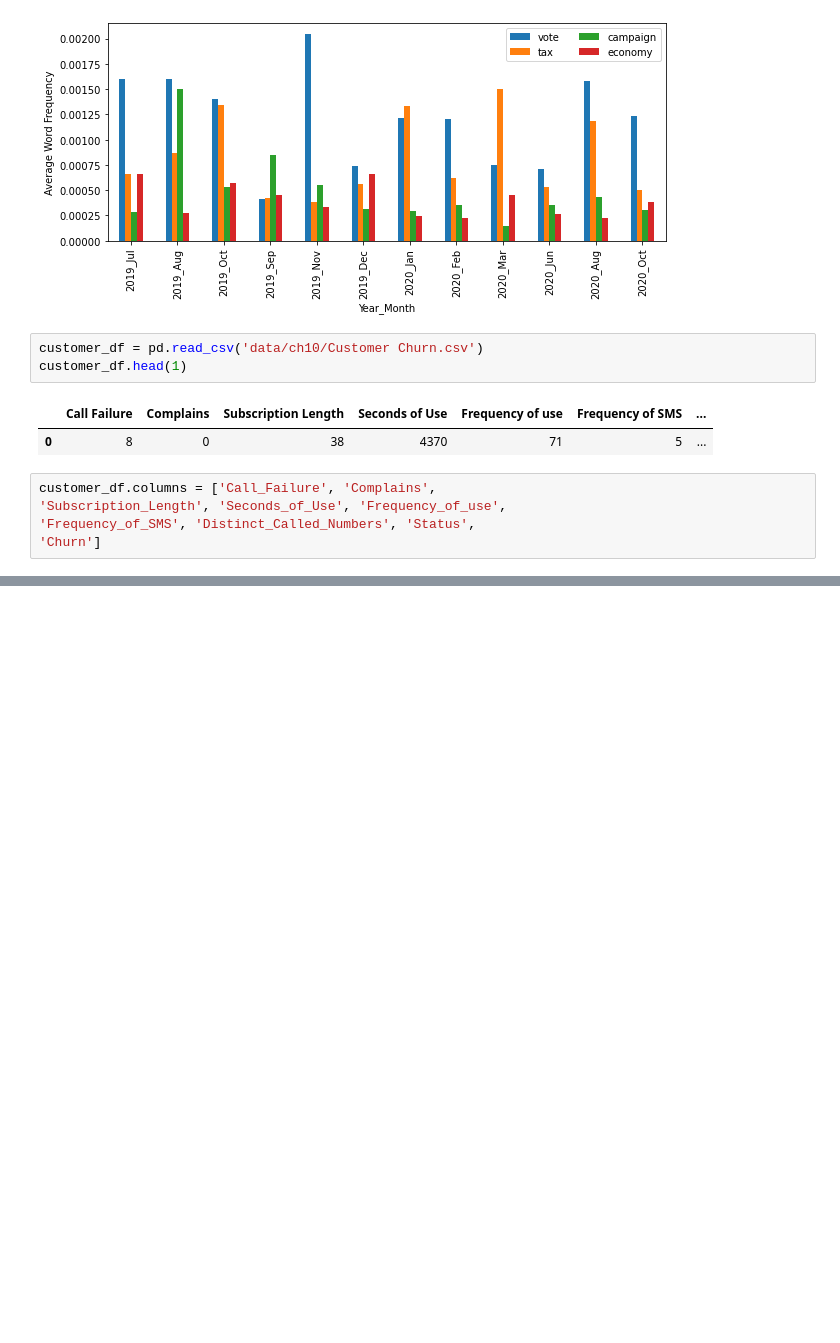
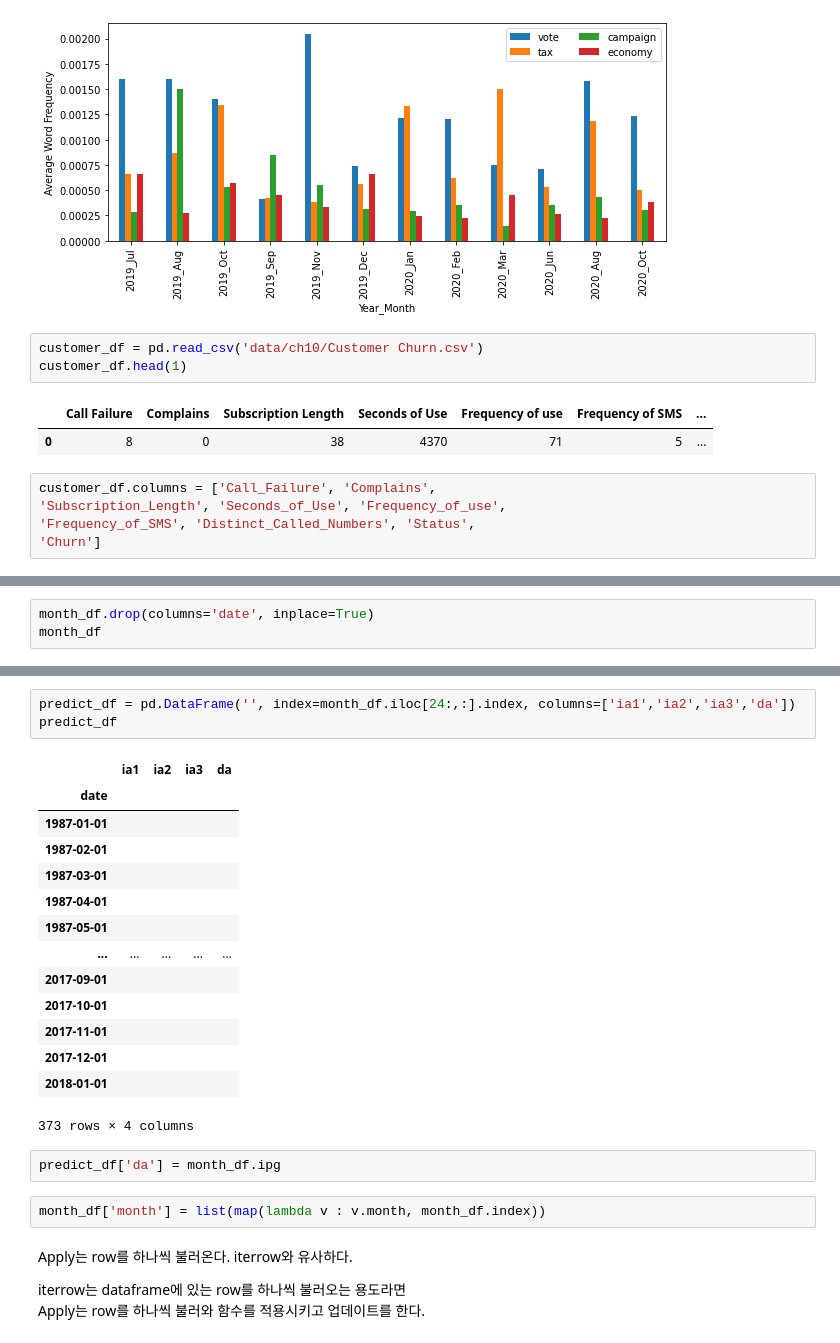
Before and after one commit to yangoos57/dataStudy, a Jupyter notebook: ML/Hands_On_Data_preprocessing_in_python/Part3/ch10.ipynb, the cells around one changed output, grey strips where cells are left out. Saved outputs shown, nothing was run; the diff lists cells and outputs as text; blank space fills up the shorter version.

```diff
--- a/ML/Hands_On_Data_preprocessing_in_python/Part3/ch10.ipynb
+++ b/ML/Hands_On_Data_preprocessing_in_python/Part3/ch10.ipynb
@@ -189,0 +225,3 @@ print(type(customer_df[BM].Call_Failure.values))
+# %%
+month_df.drop(columns='date', inplace=True)
+month_df
@@ -189,0 +243,28 @@ print(type(customer_df[BM].Call_Failure.values))
+# %%
+predict_df = pd.DataFrame('', index=month_df.iloc[24:,:].index, columns=['ia1','ia2','ia3','da'])
+predict_df
+# %% [output]
+|  | ia1 | ia2 | ia3 | da |
+| date |  |  |  |  |
+| 1987-01-01 |  |  |  |  |
+| 1987-02-01 |  |  |  |  |
+| 1987-03-01 |  |  |  |  |
+| 1987-04-01 |  |  |  |  |
+| 1987-05-01 |  |  |  |  |
+| ... | ... | ... | ... | ... |
+| 2017-09-01 |  |  |  |  |
+| 2017-10-01 |  |  |  |  |
+| 2017-11-01 |  |  |  |  |
+| 2017-12-01 |  |  |  |  |
+| 2018-01-01 |  |  |  |  |
+373 rows × 4 columns
+# %%
+predict_df['da'] = month_df.ipg
+# %%
+month_df['month'] = list(map(lambda v : v.month, month_df.index))
+# %% [markdown]
+Apply는 row를 하나씩 불러온다. iterrow와 유사하다.
+
+iterrow는 dataframe에 있는 row를 하나씩 불러오는 용도라면
+<br>
+Apply는 row를 하나씩 불러와 함수를 적용시키고 업데이트를 한다.
```
Also changed, not shown: parts of 33 cells of this notebook.
